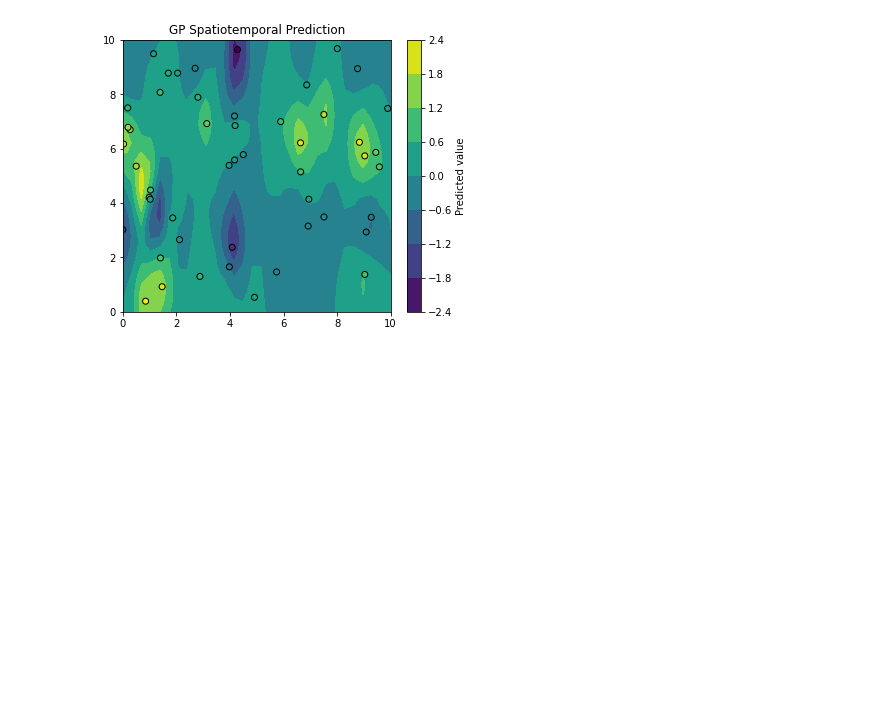
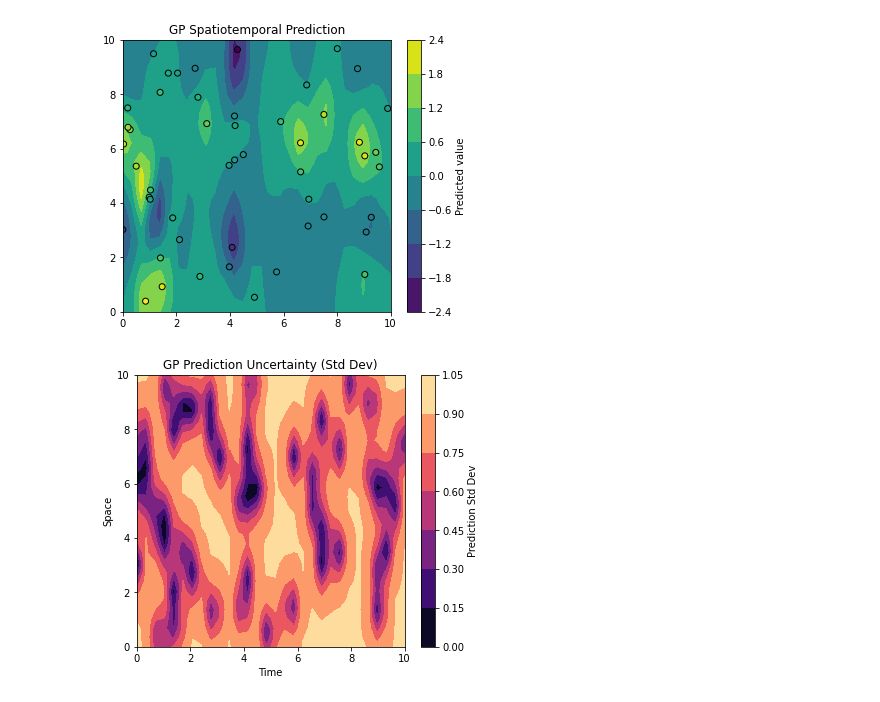
Before and after one commit to JFMandujanoR/spatiotemporal-models-notebooks, a Jupyter notebook: notebooks/st_gp.ipynb, the cells around one changed output. Drawn from its saved outputs; the diff is of its cells as text; code cells hidden in the pictures; blank space fills up the shorter version.

```diff
--- a/notebooks/st_gp.ipynb
+++ b/notebooks/st_gp.ipynb
@@ -35,3 +44,14 @@ plt.show()
 # %% [output]
 Learned kernel: 0.913**2 * RBF(length_scale=[0.301, 1.09])
 [figure]
+# %%
+# Visualize GP prediction uncertainty (standard deviation)
+plt.figure(figsize=(6,5))
+plt.contourf(T, S, ystd.reshape(30,30), cmap='magma')
+plt.colorbar(label='Prediction Std Dev')
+plt.title('GP Prediction Uncertainty (Std Dev)')
+plt.xlabel('Time')
+plt.ylabel('Space')
+plt.show()
+# %% [output]
+[figure, added]
```
Also changed, not shown: parts of 1 cell of this notebook, 7 other files.
